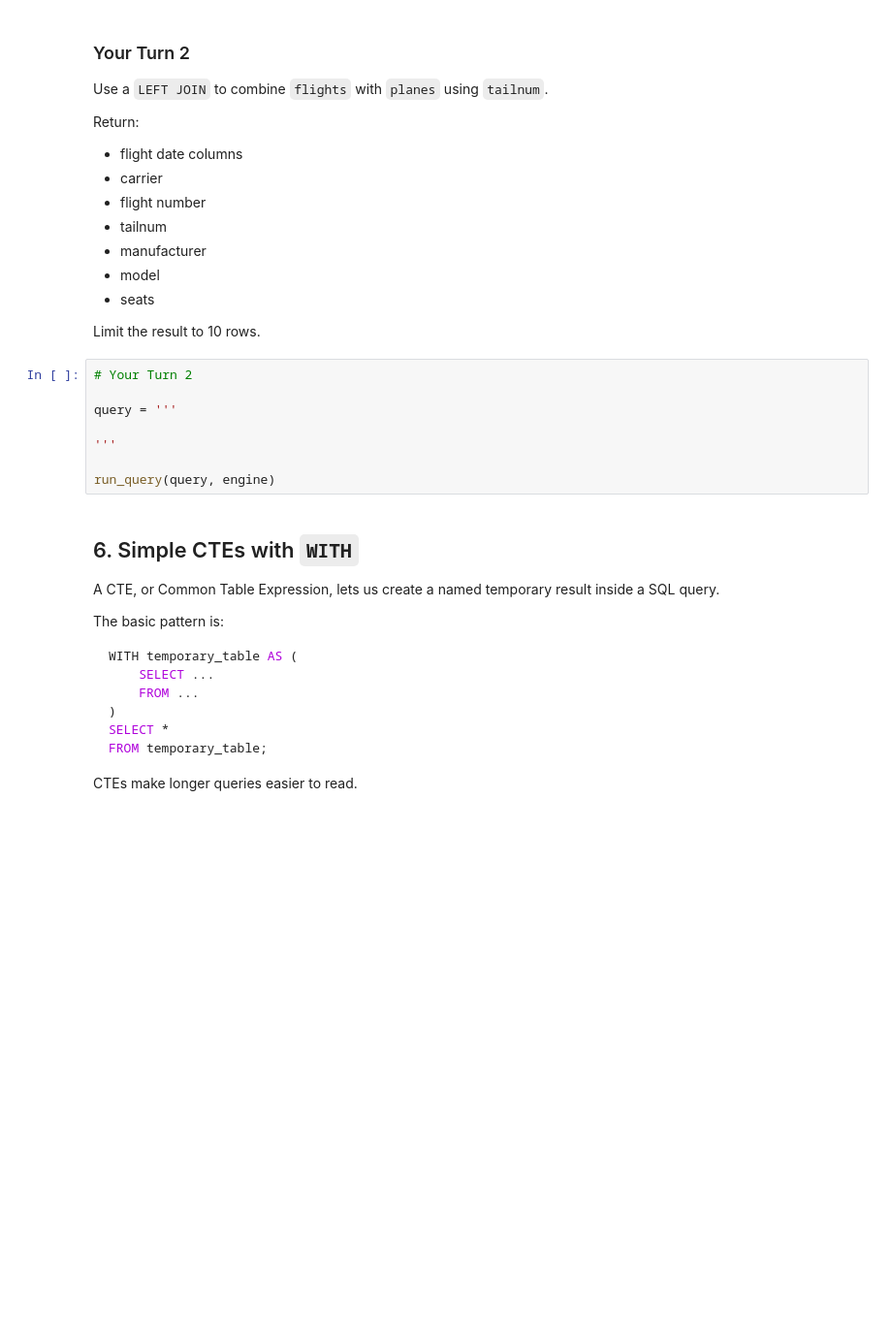
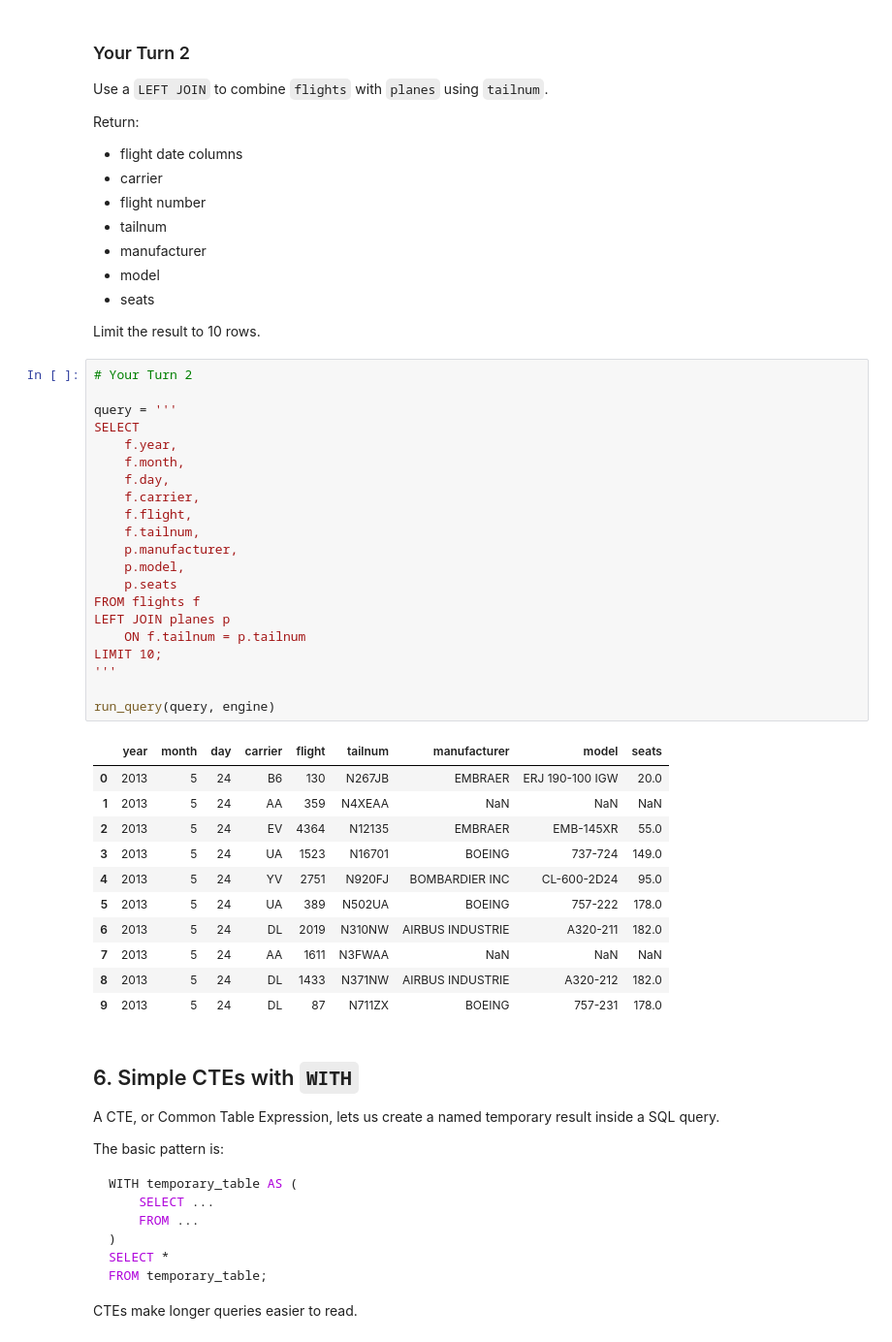
Before and after one commit to Shwesein/ban6003-module9-shwesein, a Jupyter notebook: notebooks/module10_sql_joins_abt_guided_lab.ipynb, the cells around one changed output. Shown at 97% size. Drawn from its saved outputs; the diff is of its cells as text; blank space fills up the shorter version.

```diff
--- a/notebooks/module10_sql_joins_abt_guided_lab.ipynb
+++ b/notebooks/module10_sql_joins_abt_guided_lab.ipynb
@@ -351,11 +424,36 @@ Limit the result to 10 rows.
 # %%
 # Your Turn 2
 
 query = '''
-
+SELECT
+    f.year,
+    f.month,
+    f.day,
+    f.carrier,
+    f.flight,
+    f.tailnum,
+    p.manufacturer,
+    p.model,
+    p.seats
+FROM flights f
+LEFT JOIN planes p
+    ON f.tailnum = p.tailnum
+LIMIT 10;
 '''
 
 run_query(query, engine)
+# %% [output]
+|  | year | month | day | carrier | flight | tailnum | manufacturer | model | seats |
+| 0 | 2013 | 5 | 24 | B6 | 130 | N267JB | EMBRAER | ERJ 190-100 IGW | 20.0 |
+| 1 | 2013 | 5 | 24 | AA | 359 | N4XEAA | NaN | NaN | NaN |
+| 2 | 2013 | 5 | 24 | EV | 4364 | N12135 | EMBRAER | EMB-145XR | 55.0 |
+| 3 | 2013 | 5 | 24 | UA | 1523 | N16701 | BOEING | 737-724 | 149.0 |
+| 4 | 2013 | 5 | 24 | YV | 2751 | N920FJ | BOMBARDIER INC | CL-600-2D24 | 95.0 |
+| 5 | 2013 | 5 | 24 | UA | 389 | N502UA | BOEING | 757-222 | 178.0 |
+| 6 | 2013 | 5 | 24 | DL | 2019 | N310NW | AIRBUS INDUSTRIE | A320-211 | 182.0 |
+| 7 | 2013 | 5 | 24 | AA | 1611 | N3FWAA | NaN | NaN | NaN |
+| 8 | 2013 | 5 | 24 | DL | 1433 | N371NW | AIRBUS INDUSTRIE | A320-212 | 182.0 |
+| 9 | 2013 | 5 | 24 | DL | 87 | N711ZX | BOEING | 757-231 | 178.0 |
 # %% [markdown]
 ## 6. Simple CTEs with `WITH`
 
```
Also changed, not shown: parts of 33 cells of this notebook, 2 other files.
